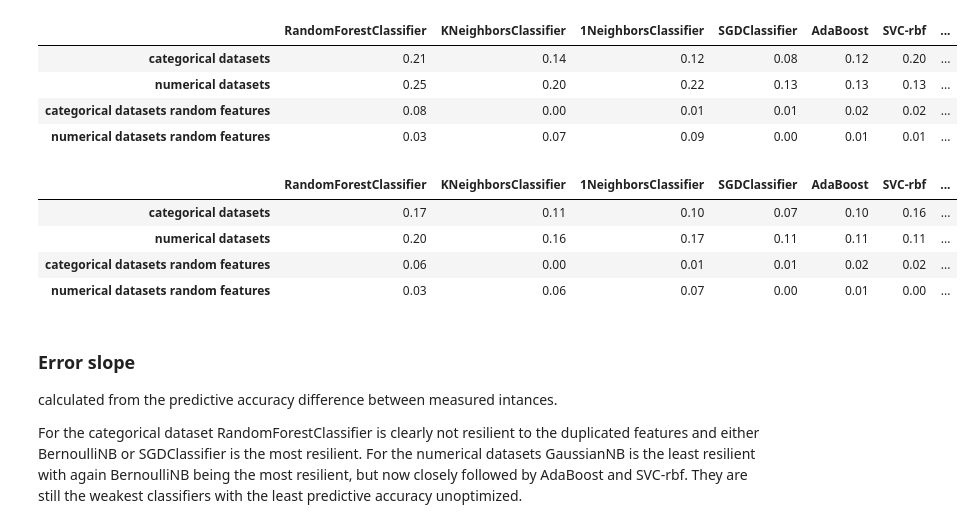
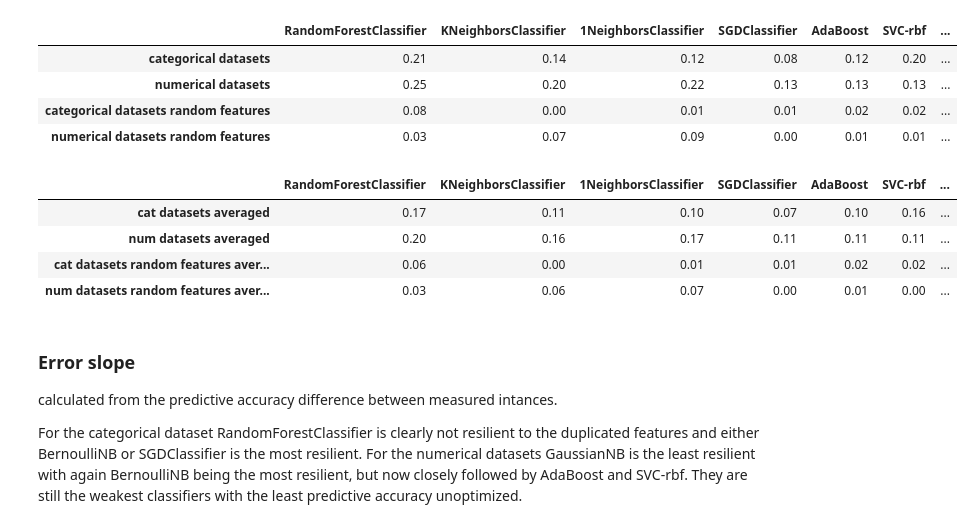
Before and after one commit to lieeuwos/Primitive_annotations, a Jupyter notebook: Showing.ipynb, the cells around one changed output. Drawn from its saved outputs; the diff is of its cells as text; code cells hidden in the pictures.

```diff
--- a/Showing.ipynb
+++ b/Showing.ipynb
@@ -222,16 +222,16 @@ df
 # %%
 glist = [listCatAR,listNumAR,listCatAR2,listNumAR2]
 resultsNP = np.array(glist)
 df2 = pd.DataFrame(resultsNP.reshape(len(glist),len(listCatAR)),
-                  columns=clfNames,index=['categorical datasets','numerical datasets','categorical datasets random features','numerical datasets random features'])
+                  columns=clfNames,index=['cat datasets averaged','num datasets averaged','cat datasets random features averaged','num datasets random features averaged'])
 pd.options.display.float_format = '{:.2f}'.format
 df2
 # %% [output]
 |  | RandomForestClassifier | KNeighborsClassifier | 1NeighborsClassifier | SGDClassifier | AdaBoost | SVC-rbf | ... |
-| categorical datasets | 0.17 | 0.11 | 0.10 | 0.07 | 0.10 | 0.16 | ... |
-| numerical datasets | 0.20 | 0.16 | 0.17 | 0.11 | 0.11 | 0.11 | ... |
-| categorical datasets random features | 0.06 | 0.00 | 0.01 | 0.01 | 0.02 | 0.02 | ... |
-| numerical datasets random features | 0.03 | 0.06 | 0.07 | 0.00 | 0.01 | 0.00 | ... |
+| cat datasets averaged | 0.17 | 0.11 | 0.10 | 0.07 | 0.10 | 0.16 | ... |
+| num datasets averaged | 0.20 | 0.16 | 0.17 | 0.11 | 0.11 | 0.11 | ... |
+| cat datasets random features aver... | 0.06 | 0.00 | 0.01 | 0.01 | 0.02 | 0.02 | ... |
+| num datasets random features aver... | 0.03 | 0.06 | 0.07 | 0.00 | 0.01 | 0.00 | ... |
 # %% [markdown]
 ### Error slope
 calculated from the predictive accuracy difference between measured intances.
```
Also changed, not shown: parts of 15 cells of this notebook, 2 other files.
